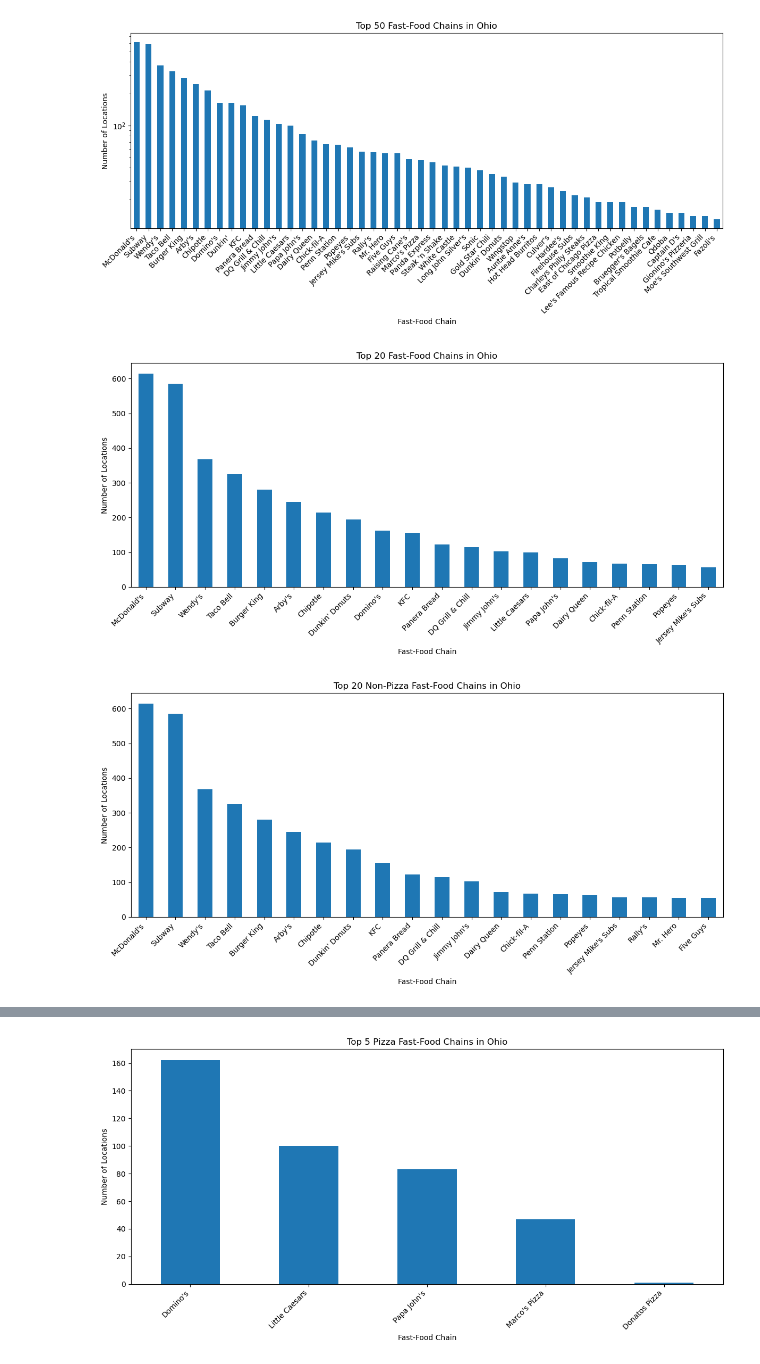
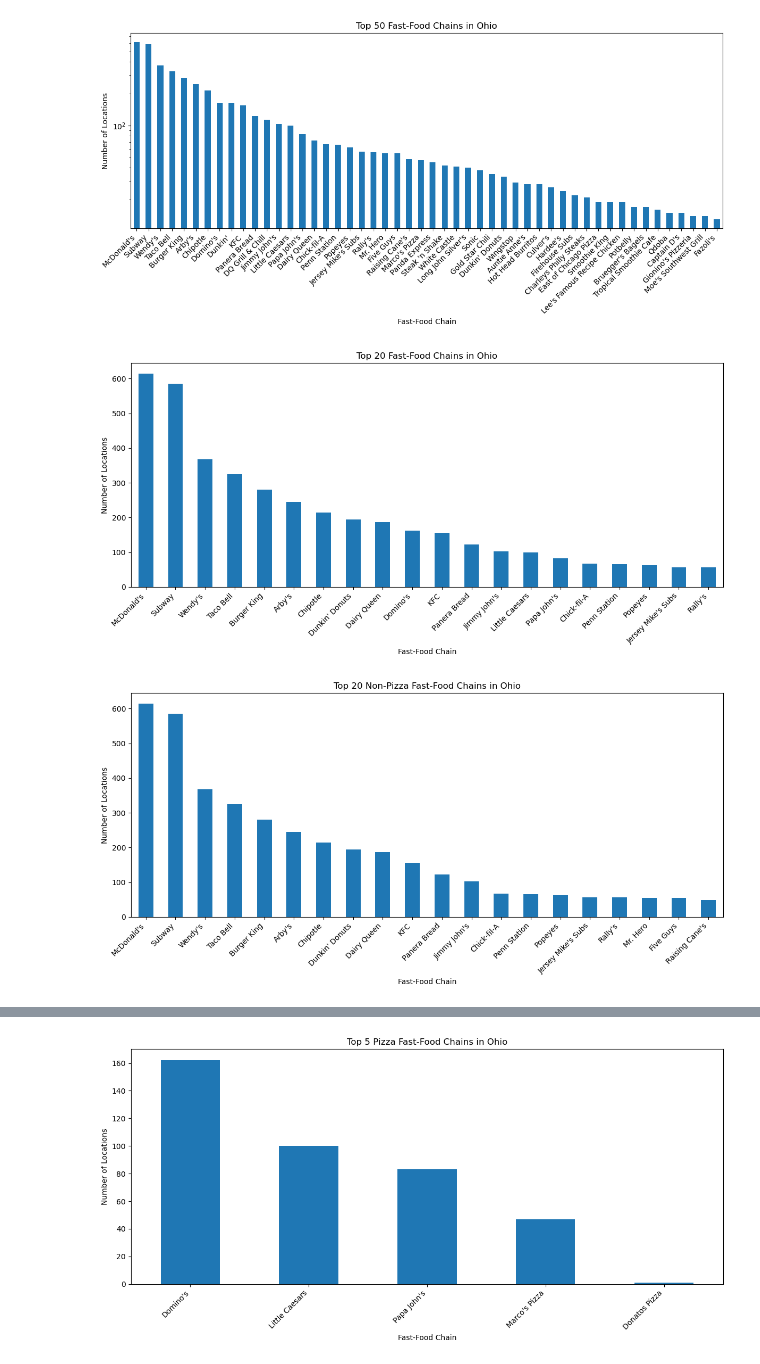
Before and after one commit to Erdos-Projects/fall-2025-crash-course-in-fast-food, a Jupyter notebook: fastfoodnameanalysis.ipynb, the cells around one changed output, grey strips where cells are left out. Saved outputs shown, nothing was run; the diff lists cells and outputs as text; code cells hidden in the pictures.

```diff
--- a/fastfoodnameanalysis.ipynb
+++ b/fastfoodnameanalysis.ipynb
@@ -107,25 +107,27 @@ plt.show()
 # %% [output]
 [figure]
 # %%
-#dunkin' and dunkin' donuts is the same (recent rebranding)
+# dunkin' and dunkin' donuts is the same (recent rebranding),
+# also DQ Grill and Chill and Dairy Queen are technically the same company
 fastfood["name_normalized"] = fastfood["name"].replace({
     "Dunkin'": "Dunkin' Donuts",
-    "Dunkin": "Dunkin' Donuts"
+    "Dunkin": "Dunkin' Donuts",
+    "DQ Grill & Chill": "Dairy Queen"
 })
 
 counts = fastfood["name_normalized"].value_counts().head(20)
 
 plt.figure(figsize=(12, 6))
 counts.plot(kind="bar")
 plt.title("Top 20 Fast-Food Chains in Ohio")
 plt.ylabel("Number of Locations")
 plt.xlabel("Fast-Food Chain")
 #plt.yscale("log")
 plt.xticks(rotation=45, ha="right")
 plt.tight_layout()
 plt.show()
 # %% [output]
-[figure, old version]
+[figure, new version]
 # %%
 # List of pizza chains to exclude
 pizza_chains = [
@@ -149,4 +151,4 @@ plt.xticks(rotation=45, ha="right")
 plt.tight_layout()
 plt.show()
 # %% [output]
-[figure, old version]
+[figure, new version]
```
Also changed, not shown: parts of 3 cells of this notebook, 4 other files.
